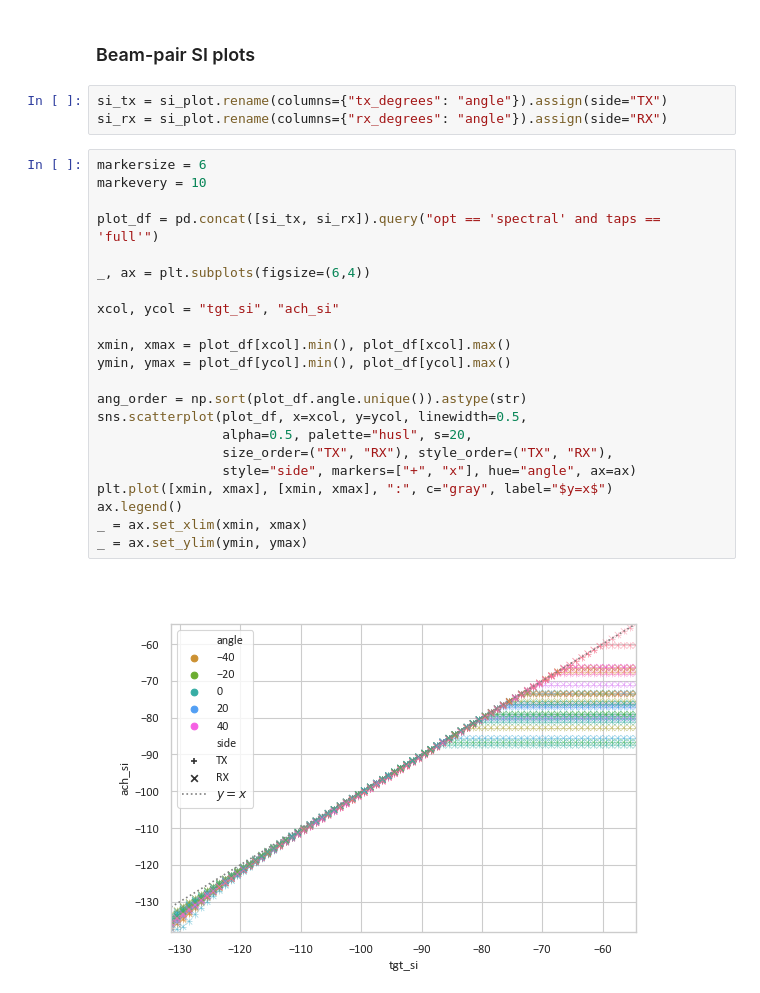
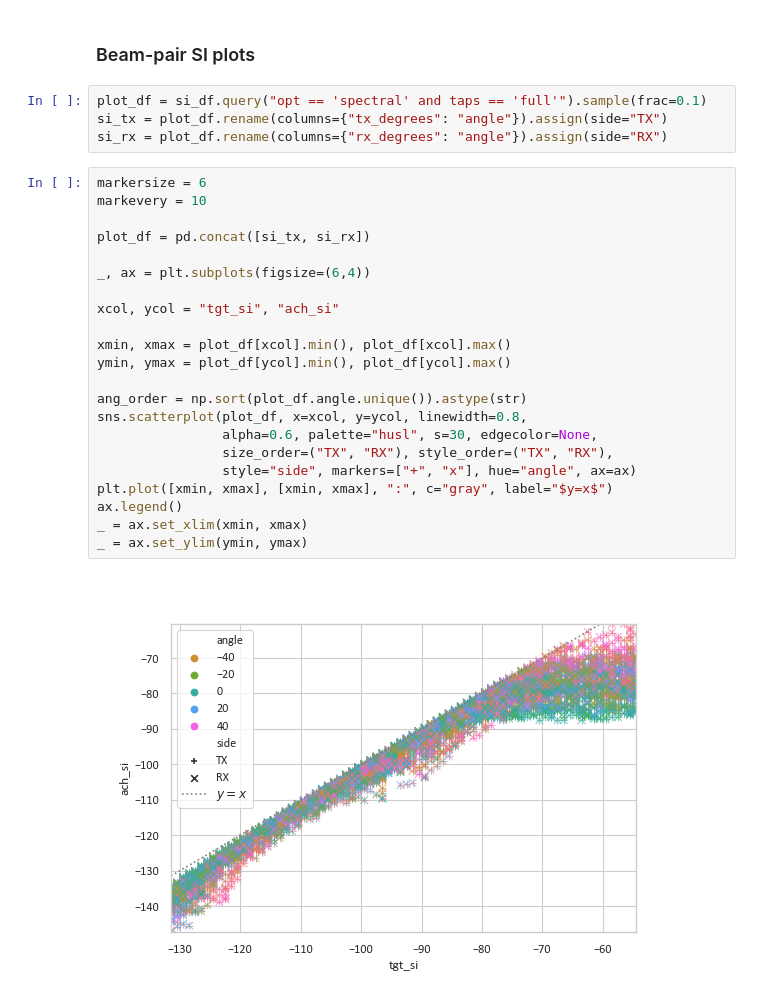
Before and after one commit to rodrihgh/CISSIR, a Jupyter notebook: notebooks/analysis/feasibility.ipynb, the cells around one changed output. Drawn from its saved outputs; the diff is of its cells as text.

```diff
--- a/notebooks/analysis/feasibility.ipynb
+++ b/notebooks/analysis/feasibility.ipynb
@@ -140,29 +139,30 @@ _ = plt.ylim(-0.1, 8)
 # %% [markdown]
 ### Beam-pair SI plots
 # %%
-si_tx = si_plot.rename(columns={"tx_degrees": "angle"}).assign(side="TX")
-si_rx = si_plot.rename(columns={"rx_degrees": "angle"}).assign(side="RX")
+plot_df = si_df.query("opt == 'spectral' and taps == 'full'").sample(frac=0.1)
+si_tx = plot_df.rename(columns={"tx_degrees": "angle"}).assign(side="TX")
+si_rx = plot_df.rename(columns={"rx_degrees": "angle"}).assign(side="RX")
 # %%
 markersize = 6
 markevery = 10
 
-plot_df = pd.concat([si_tx, si_rx]).query("opt == 'spectral' and taps == 'full'")
+plot_df = pd.concat([si_tx, si_rx])
 
 _, ax = plt.subplots(figsize=(6,4))
 
 xcol, ycol = "tgt_si", "ach_si"
 
 xmin, xmax = plot_df[xcol].min(), plot_df[xcol].max()
 ymin, ymax = plot_df[ycol].min(), plot_df[ycol].max()
 
 ang_order = np.sort(plot_df.angle.unique()).astype(str)
-sns.scatterplot(plot_df, x=xcol, y=ycol, linewidth=0.5,
-                alpha=0.5, palette="husl", s=20,
+sns.scatterplot(plot_df, x=xcol, y=ycol, linewidth=0.8,
+                alpha=0.6, palette="husl", s=30, edgecolor=None,
                 size_order=("TX", "RX"), style_order=("TX", "RX"),
                 style="side", markers=["+", "x"], hue="angle", ax=ax)
 plt.plot([xmin, xmax], [xmin, xmax], ":", c="gray", label="$y=x$")
 ax.legend()
 _ = ax.set_xlim(xmin, xmax)
 _ = ax.set_ylim(ymin, ymax)
 # %% [output]
-[figure, old version]
+[figure, new version]
```
Also changed, not shown: parts of 2 cells of this notebook.
